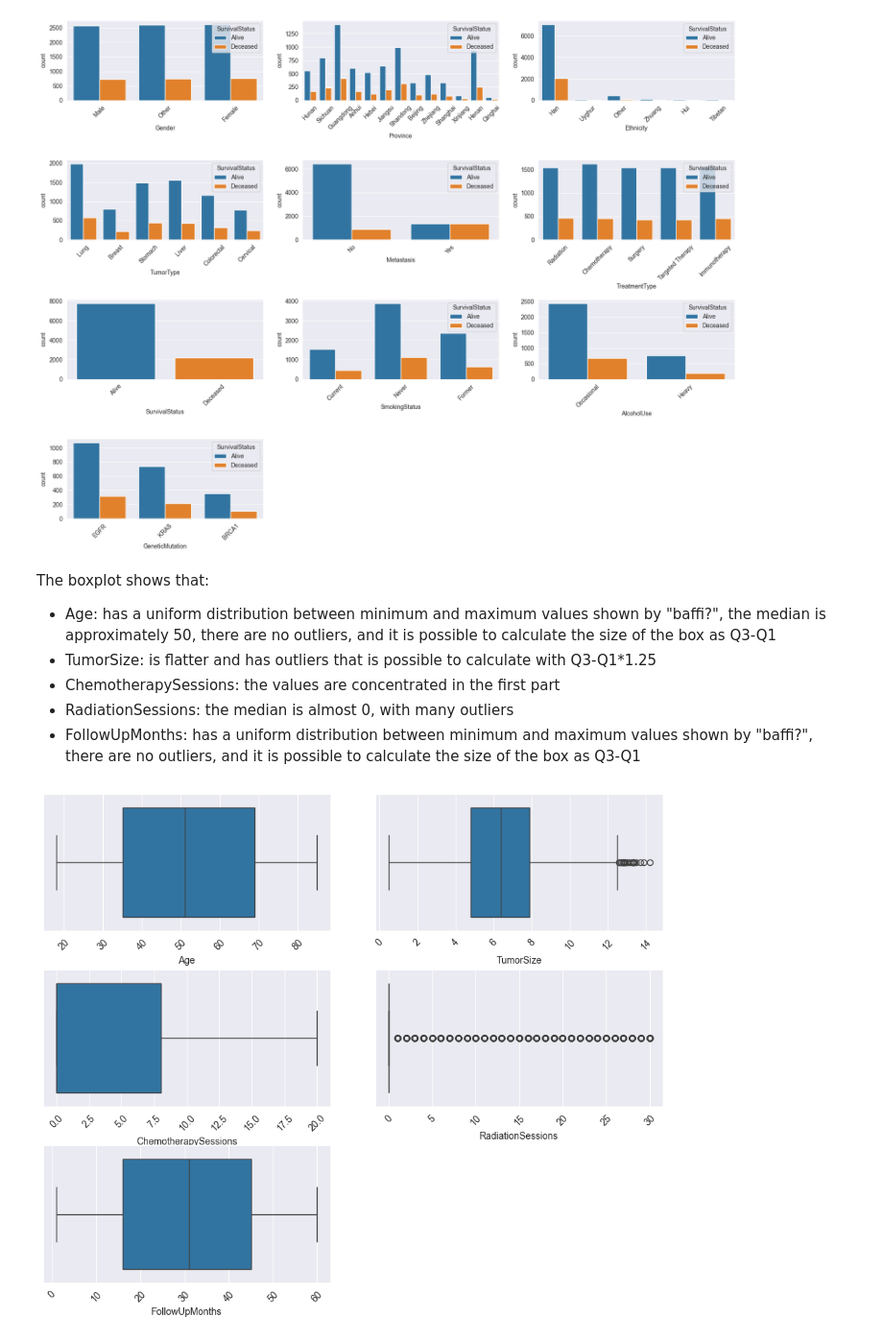
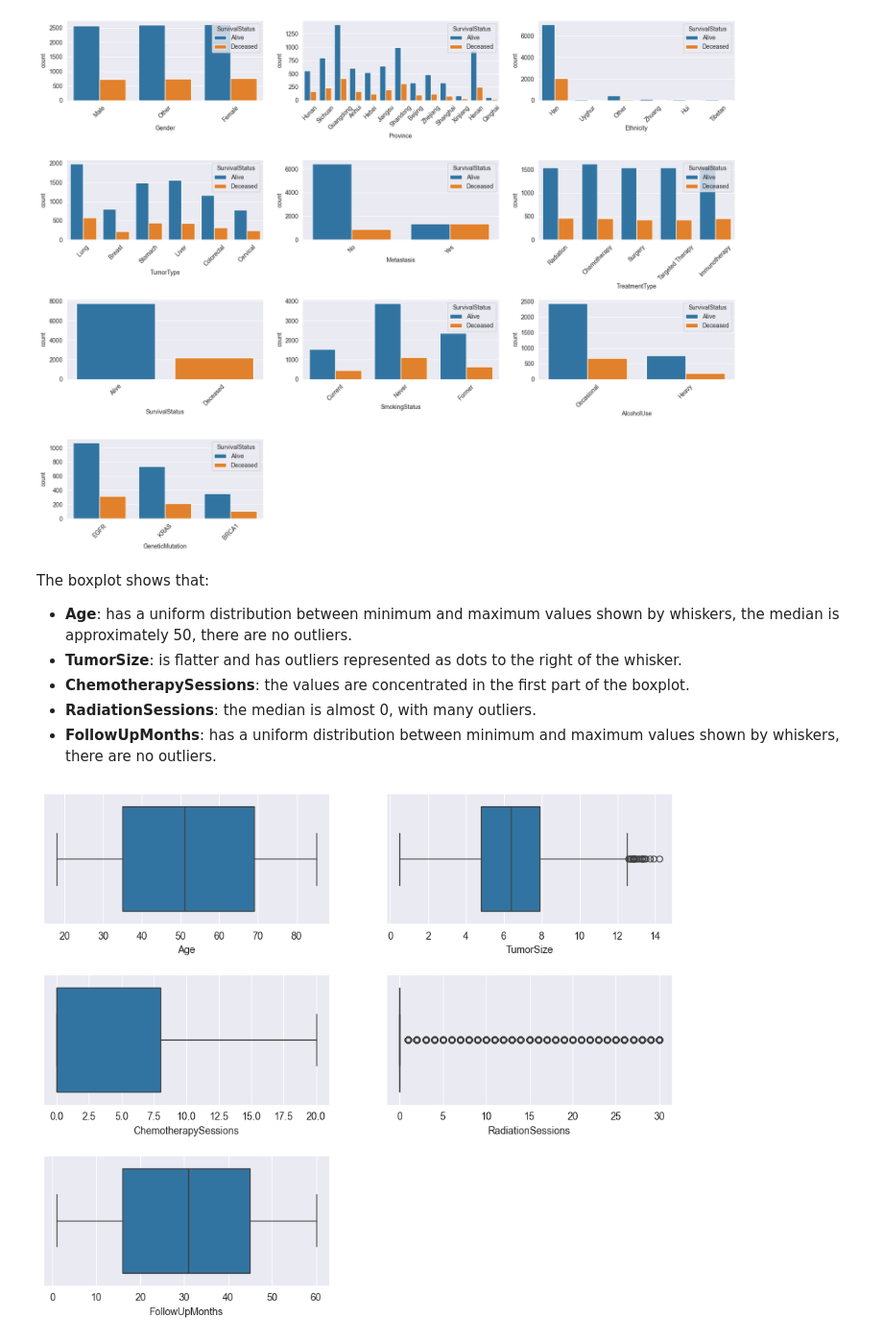
Before and after one commit to llaauurra/ProgettoTesi, a Jupyter notebook: preprocessing.ipynb, the cells around one changed output. Shown at 96% size. Saved outputs shown, nothing was run; the diff lists cells and outputs as text; code cells hidden in the pictures.

```diff
--- a/preprocessing.ipynb
+++ b/preprocessing.ipynb
@@ -214,21 +219,20 @@ fig.delaxes(axes[-2])
 [figure]
 # %% [markdown]
 The boxplot shows that:
-- Age: has a uniform distribution between minimum and maximum values shown by "baffi?", the median is approximately 50, there are no outliers, and it is possible to calculate the size of the box as Q3-Q1
-- TumorSize: is flatter and has outliers that is possible to calculate with Q3-Q1*1.25
-- ChemotherapySessions: the values are concentrated in the first part
-- RadiationSessions: the median is almost 0, with many outliers
-- FollowUpMonths: has a uniform distribution between minimum and maximum values shown by "baffi?", there are no outliers, and it is possible to calculate the size of the box as Q3-Q1
+- **Age**: has a uniform distribution between minimum and maximum values shown by whiskers, the median is approximately 50, there are no outliers.
+- **TumorSize**: is flatter and has outliers represented as dots to the right of the whisker.
+- **ChemotherapySessions**: the values are concentrated in the first part of the boxplot.
+- **RadiationSessions**: the median is almost 0, with many outliers.
+- **FollowUpMonths**: has a uniform distribution between minimum and maximum values shown by whiskers, there are no outliers.
 # %%
 fig, ax = plt.subplots(3, 2, figsize = (10, 8))
-fig.tight_layout(pad = 2)
+fig.tight_layout(pad = 3)
 
 axes = ax.flatten()
 for i, col in enumerate(continuous_cols):
     sns.boxplot(dataset, x = col, ax = axes[i])
-    axes[i].tick_params(axis = 'x', rotation = 45)
 
 fig.delaxes(axes[-1])
 # %% [output]
-[figure, old version]
+[figure, new version]
 # %% [markdown]
```
Also changed, not shown: parts of 5 cells of this notebook.
